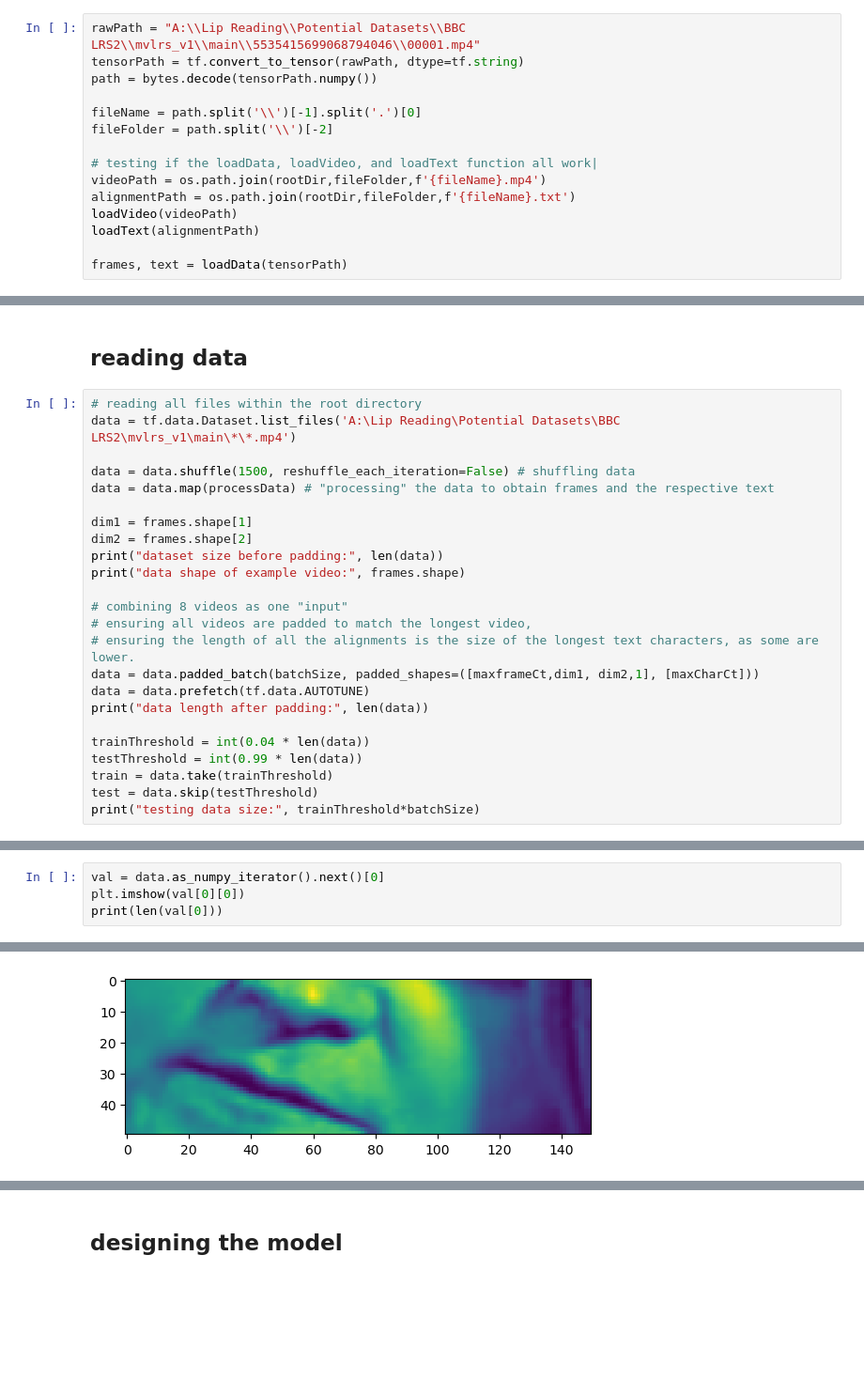
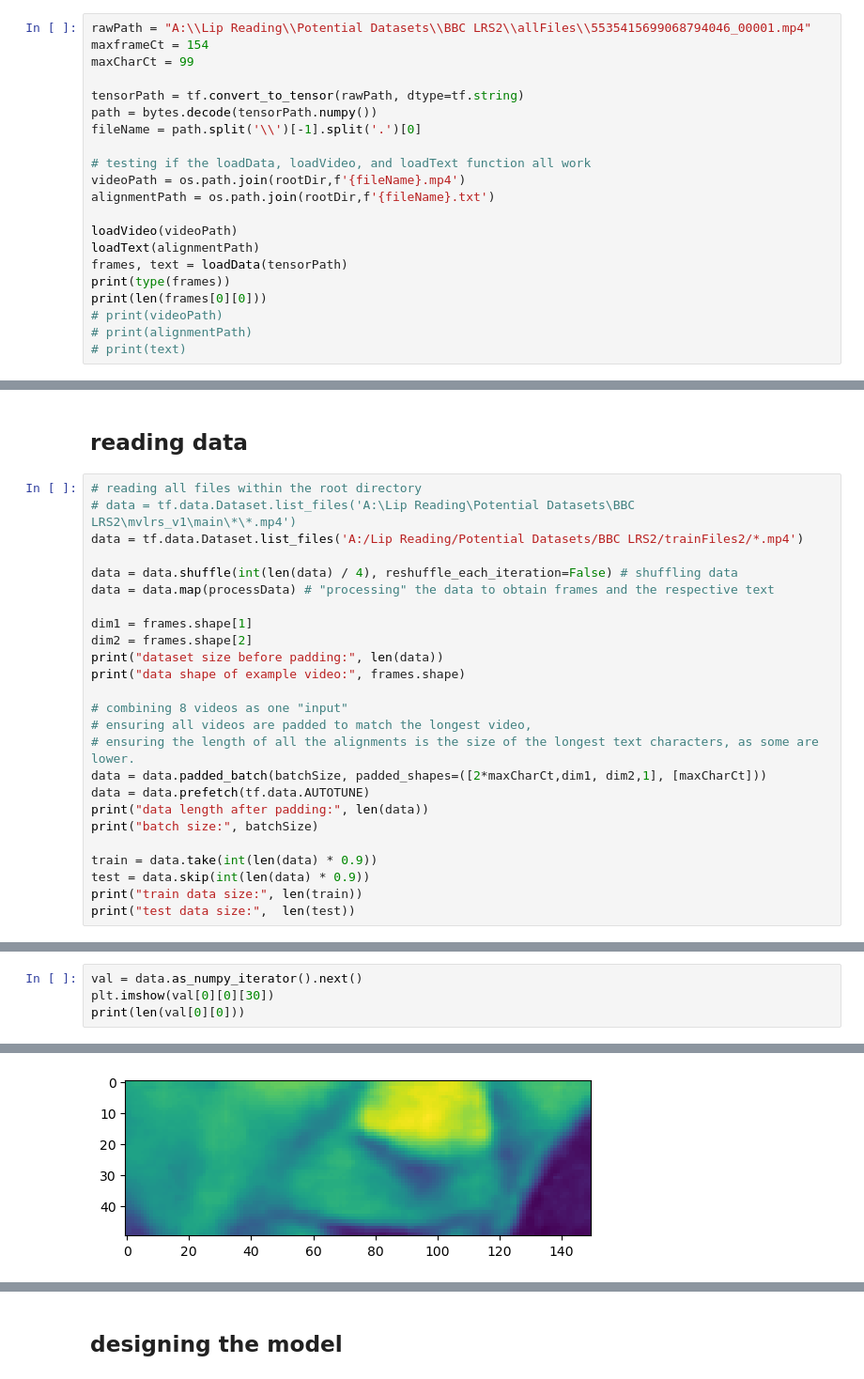
Before and after one commit to BlueMoon73/LIPTRAC-VSR, a Jupyter notebook: Lipreading.ipynb, the cells around one changed output, grey strips where cells are left out. Shown: that part at 94% size. Drawn from its saved outputs; the diff is of its cells as text; blank space fills up the shorter version.

```diff
--- a/Lipreading.ipynb
+++ b/Lipreading.ipynb
@@ -143,15 +140,21 @@ def getCharCount(path) -> int:
 # %%
-rawPath = "A:\\Lip Reading\\Potential Datasets\\BBC LRS2\\mvlrs_v1\\main\\5535415699068794046\\00001.mp4"
+rawPath = "A:\\Lip Reading\\Potential Datasets\\BBC LRS2\\allFiles\\5535415699068794046_00001.mp4"
+maxframeCt = 154
+maxCharCt = 99
+
 tensorPath = tf.convert_to_tensor(rawPath, dtype=tf.string)
 path = bytes.decode(tensorPath.numpy())
+fileName = path.split('\\')[-1].split('.')[0]
 
-fileName = path.split('\\')[-1].split('.')[0]
-fileFolder = path.split('\\')[-2]
+# testing if the loadData, loadVideo, and loadText function all work
+videoPath = os.path.join(rootDir,f'{fileName}.mp4')
+alignmentPath = os.path.join(rootDir,f'{fileName}.txt')
 
-# testing if the loadData, loadVideo, and loadText function all work|
-videoPath = os.path.join(rootDir,fileFolder,f'{fileName}.mp4')
-alignmentPath = os.path.join(rootDir,fileFolder,f'{fileName}.txt')
 loadVideo(videoPath)
 loadText(alignmentPath)
-
 frames, text = loadData(tensorPath)
+print(type(frames))
+print(len(frames[0][0]))
+# print(videoPath)
+# print(alignmentPath)
+# print(text)
@@ -174,9 +165,10 @@ maxCharCt = 99
 ## reading data
 # %%
 # reading all files within the root directory
-data = tf.data.Dataset.list_files('A:\Lip Reading\Potential Datasets\BBC LRS2\mvlrs_v1\main\*\*.mp4')
+# data = tf.data.Dataset.list_files('A:\Lip Reading\Potential Datasets\BBC LRS2\mvlrs_v1\main\*\*.mp4')
+data = tf.data.Dataset.list_files('A:/Lip Reading/Potential Datasets/BBC LRS2/trainFiles2/*.mp4')
 
-data = data.shuffle(1500, reshuffle_each_iteration=False) # shuffling data
+data = data.shuffle(int(len(data) / 4), reshuffle_each_iteration=False) # shuffling data
 data = data.map(processData) # "processing" the data to obtain frames and the respective text
 
 dim1 = frames.shape[1]
@@ -187,13 +179,13 @@ print("data shape of example video:", frames.shape)
 # combining 8 videos as one "input"
 # ensuring all videos are padded to match the longest video,
 # ensuring the length of all the alignments is the size of the longest text characters, as some are lower.
-data = data.padded_batch(batchSize, padded_shapes=([maxframeCt,dim1, dim2,1], [maxCharCt]))
+data = data.padded_batch(batchSize, padded_shapes=([2*maxCharCt,dim1, dim2,1], [maxCharCt]))
 data = data.prefetch(tf.data.AUTOTUNE)
 print("data length after padding:", len(data))
+print("batch size:", batchSize)
 
-trainThreshold = int(0.04 * len(data))
-testThreshold = int(0.99 * len(data))
-train = data.take(trainThreshold)
-test = data.skip(testThreshold)
-print("testing data size:", trainThreshold*batchSize)
+train = data.take(int(len(data) * 0.9))
+test = data.skip(int(len(data) * 0.9))
+print("train data size:", len(train))
+print("test data size:",  len(test))
 # %% [output]
@@ -204,5 +198,5 @@ testing data size: 1926
 # %%
-val = data.as_numpy_iterator().next()[0]
-plt.imshow(val[0][0])
-print(len(val[0]))
+val = data.as_numpy_iterator().next()
+plt.imshow(val[0][0][30])
+print(len(val[0][0]))
 # %% [output]
@@ -210 +204 @@ print(len(val[0]))
-[figure, old version]
+[figure, new version]
```
Also changed, not shown: parts of 21 cells of this notebook.
